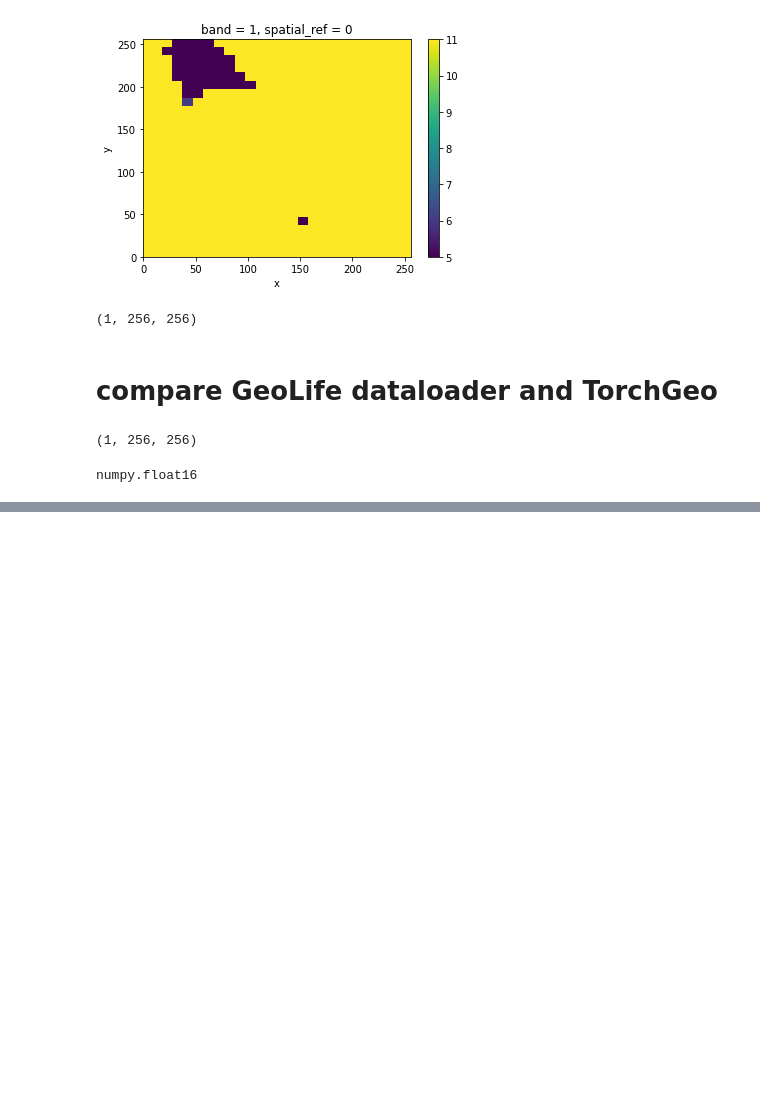
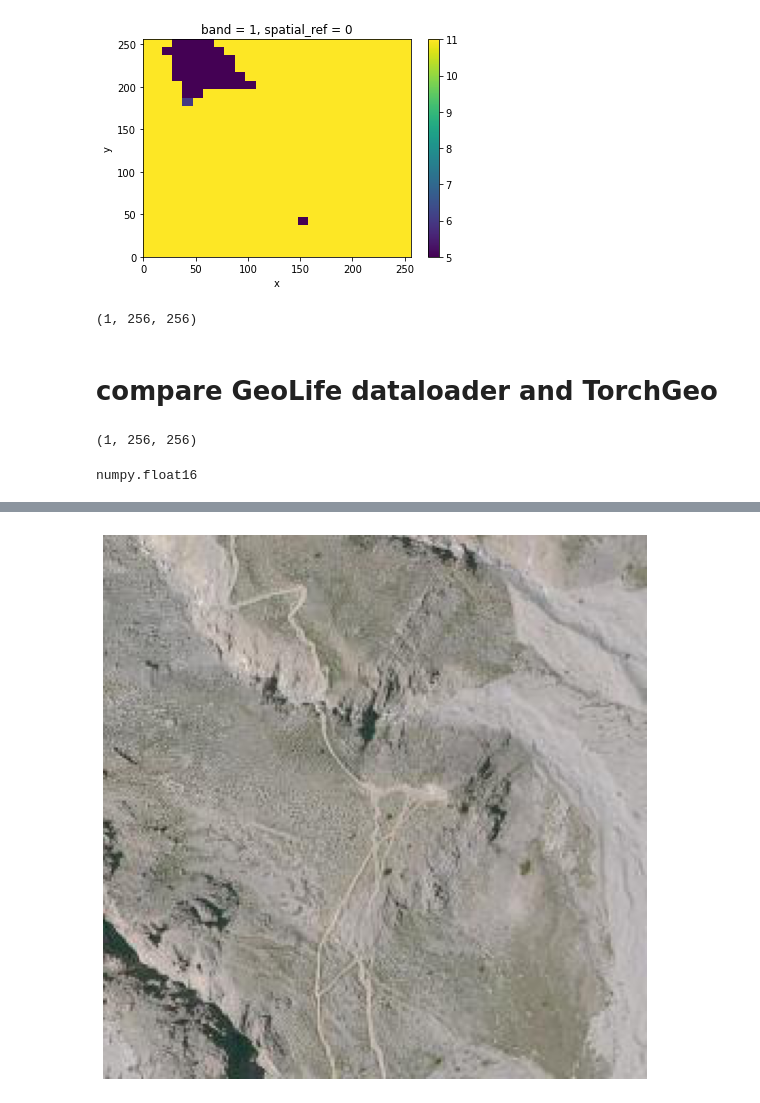
Before and after one commit to salelkafrawy/remote_sensing, a Jupyter notebook: notebooks/geotiff_exploration.ipynb, the cells around one changed output, grey strips where cells are left out. Drawn from its saved outputs; the diff is of its cells as text; code cells hidden in the pictures; blank space fills up the shorter version.

```diff
--- a/notebooks/geotiff_exploration.ipynb
+++ b/notebooks/geotiff_exploration.ipynb
@@ -99,0 +128,4 @@ numpy.float16
+# %%
+visualize(rgb_jpg.transpose(PIL.Image.FLIP_LEFT_RIGHT))
+# %% [output]
+[figure, added]
```
Also changed, not shown: parts of 12 cells of this notebook, 14 other files.
